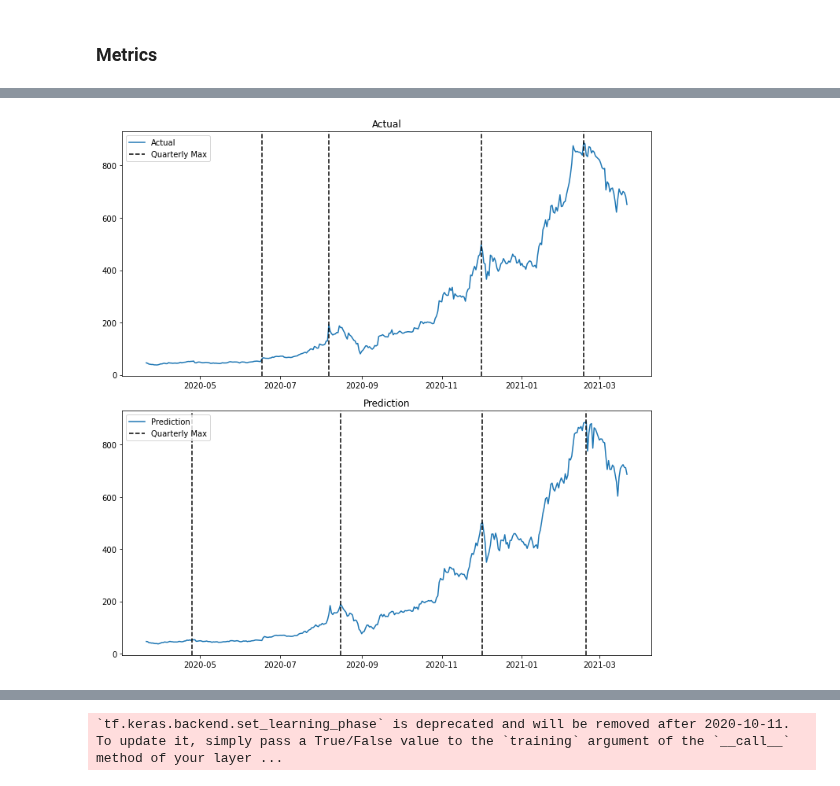
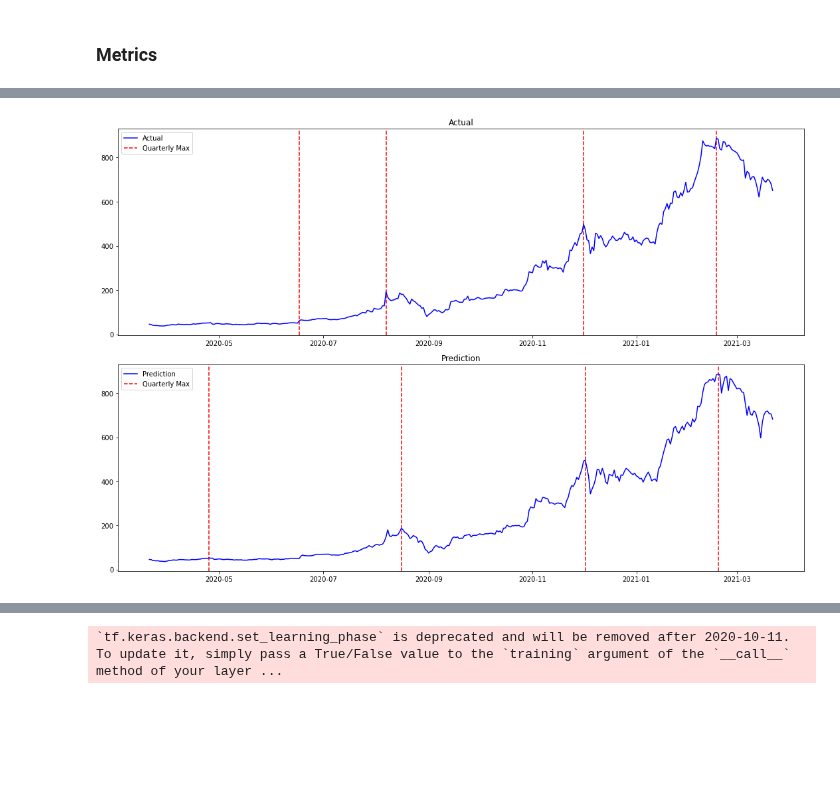
Before and after one commit to TLChilton/Senior_Capstone, a Jupyter notebook: LSTM365Days.ipynb, the cells around one changed output, grey strips where cells are left out. Saved outputs shown, nothing was run; the diff lists cells and outputs as text; code cells hidden in the pictures; blank space fills up the shorter version.

Commit message:
Improved graphs

```diff
--- a/LSTM365Days.ipynb
+++ b/LSTM365Days.ipynb
@@ -347,30 +347,30 @@ maxes_actual = [
 ]
 # %%
 # Plot of Prediction vs Actual
-pyplot.figure(figsize=(10,10))
+pyplot.figure(figsize=(15,10))
 
 pyplot.subplot(2, 1, 1)
-pyplot.plot(dates, inv_y, label="Actual")
+pyplot.plot(dates, inv_y, color='b', label="Actual", zorder=2)
 # Adding dashed lines for the quarterly maximums
-pyplot.axvline(x=maxes_actual[0], color='k', linestyle='--', label='Quarterly Max')
+pyplot.axvline(x=maxes_actual[0], color='r', linestyle='--', label='Quarterly Max', zorder=1)
 for xc in maxes_actual[1:]:
-    pyplot.axvline(x=xc, color='k', linestyle='--')
+    pyplot.axvline(x=xc, color='r', linestyle='--', zorder=1)
 pyplot.legend(loc='upper left')
 pyplot.title("Actual")
 
 pyplot.subplot(2, 1, 2)
-pyplot.plot(dates, inv_yhat, label="Prediction")
+pyplot.plot(dates, inv_yhat, color='b', label="Prediction", zorder=2)
 # Adding dashed lines for the quarterly maximums
-pyplot.axvline(x=maxes[0], color='k', linestyle='--', label='Quarterly Max')
+pyplot.axvline(x=maxes[0], color='r', linestyle='--', label='Quarterly Max', zorder=1)
 for xc in maxes[1:]:
-    pyplot.axvline(x=xc, color='k', linestyle='--')
+    pyplot.axvline(x=xc, color='r', linestyle='--', zorder=1)
 pyplot.legend(loc='upper left')
 pyplot.title("Prediction")
 
 pyplot.tight_layout()
 pyplot.show()
 # %% [output]
-[figure, old version]
+[figure, new version]
 # %%
 # Printing the dates of each quarterly maximum
 for i in range(len(maxes)):
```
Also changed, not shown: parts of 4 cells of this notebook.
